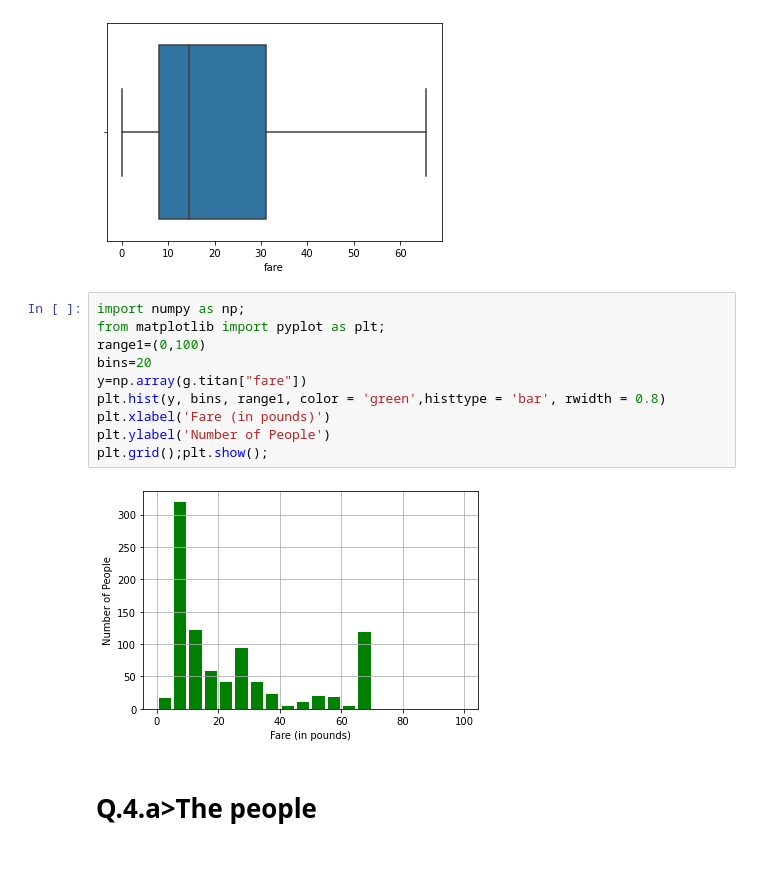
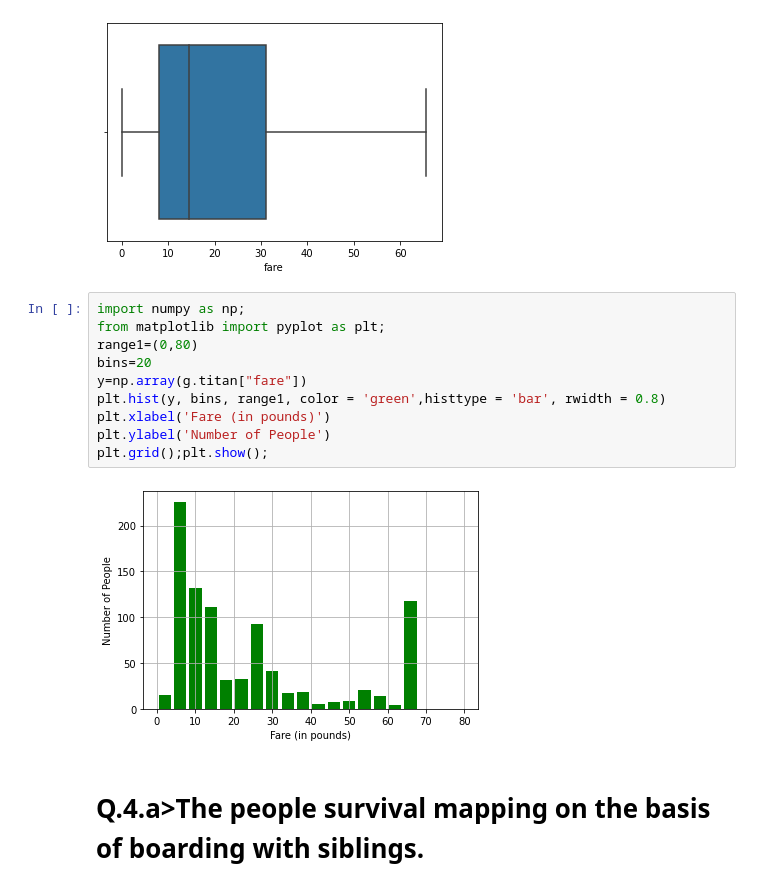
Before and after one commit to Gyanesh41/Data_Preprocessing, a Jupyter notebook: Gyanesh_Raj_Titanic.ipynb, the cells around one changed output. Drawn from its saved outputs; the diff is of its cells as text; blank space fills up the shorter version.

```diff
--- a/Gyanesh_Raj_Titanic.ipynb
+++ b/Gyanesh_Raj_Titanic.ipynb
@@ -283,14 +283,14 @@ See the caveats in the documentation: https://pandas.pydata.org/pandas-docs/stab
 # %%
 import numpy as np;
 from matplotlib import pyplot as plt;
-range1=(0,100)
+range1=(0,80)
 bins=20
 y=np.array(g.titan["fare"])
 plt.hist(y, bins, range1, color = 'green',histtype = 'bar', rwidth = 0.8)
 plt.xlabel('Fare (in pounds)')
 plt.ylabel('Number of People')
 plt.grid();plt.show();
 # %% [output]
-[figure, old version]
+[figure, new version]
 # %% [markdown]
-# Q.4.a>The people
+# Q.4.a>The people survival mapping on the basis of boarding with siblings.
```
Also changed, not shown: parts of 2 cells of this notebook.
